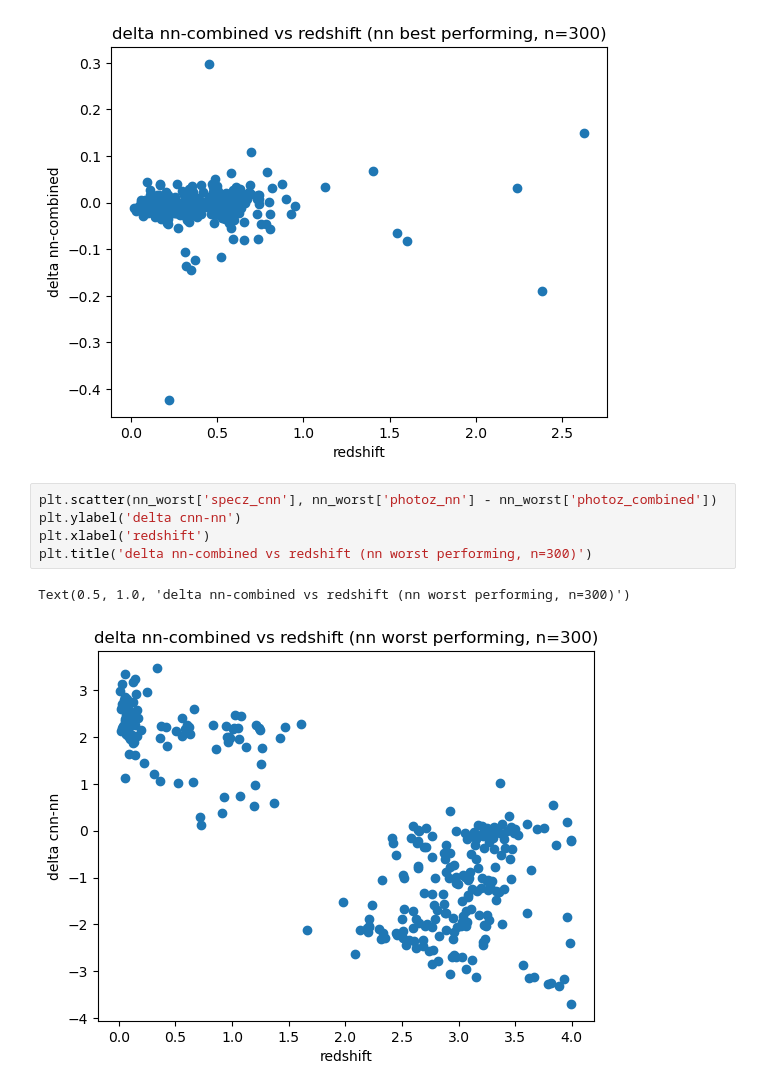
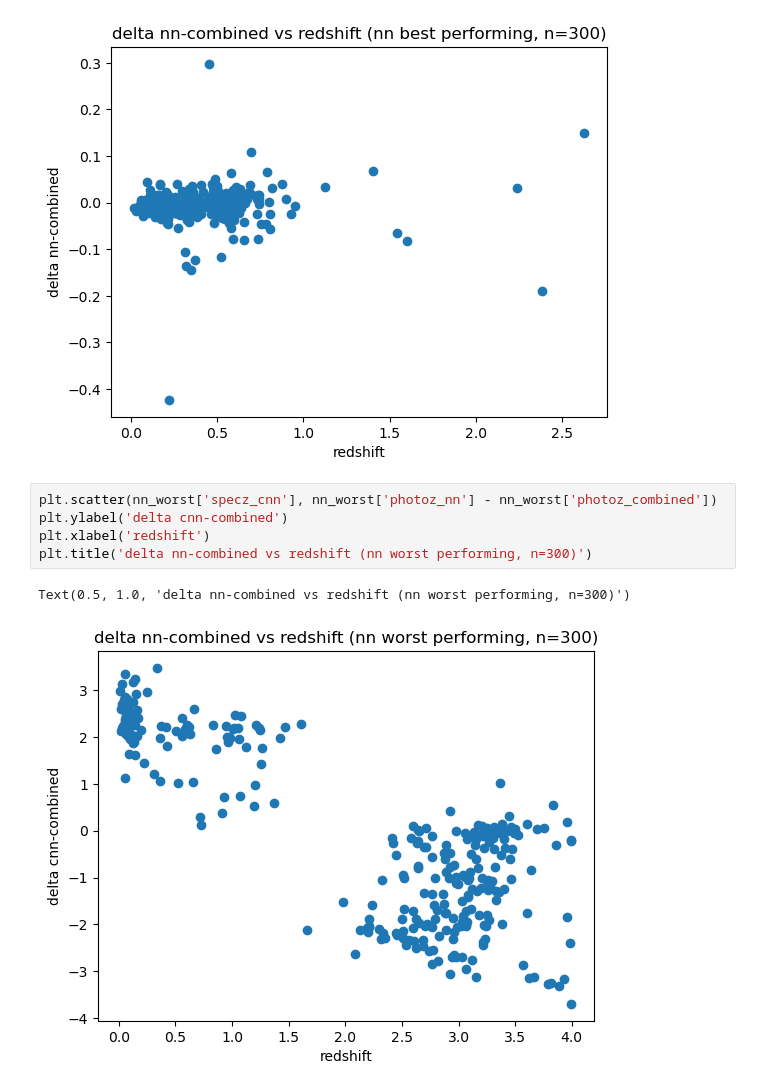
Before and after one commit to astrodatalab/photoz, a Jupyter notebook: code/CNN_visualization/model_performance_deltas.ipynb, the cells around one changed output. Cells and saved outputs as stored; diff of their text form.

```diff
--- a/code/CNN_visualization/model_performance_deltas.ipynb
+++ b/code/CNN_visualization/model_performance_deltas.ipynb
@@ -222,9 +279,9 @@ Text(0.5, 1.0, 'delta nn-combined vs redshift (nn best performing, n=300)')
 [figure]
 # %%
 plt.scatter(nn_worst['specz_cnn'], nn_worst['photoz_nn'] - nn_worst['photoz_combined'])
-plt.ylabel('delta cnn-nn')
+plt.ylabel('delta cnn-combined')
 plt.xlabel('redshift')
 plt.title('delta nn-combined vs redshift (nn worst performing, n=300)')
 # %% [output]
 Text(0.5, 1.0, 'delta nn-combined vs redshift (nn worst performing, n=300)')
-[figure, old version]
+[figure, new version]
```
Also changed, not shown: parts of 10 cells of this notebook.
